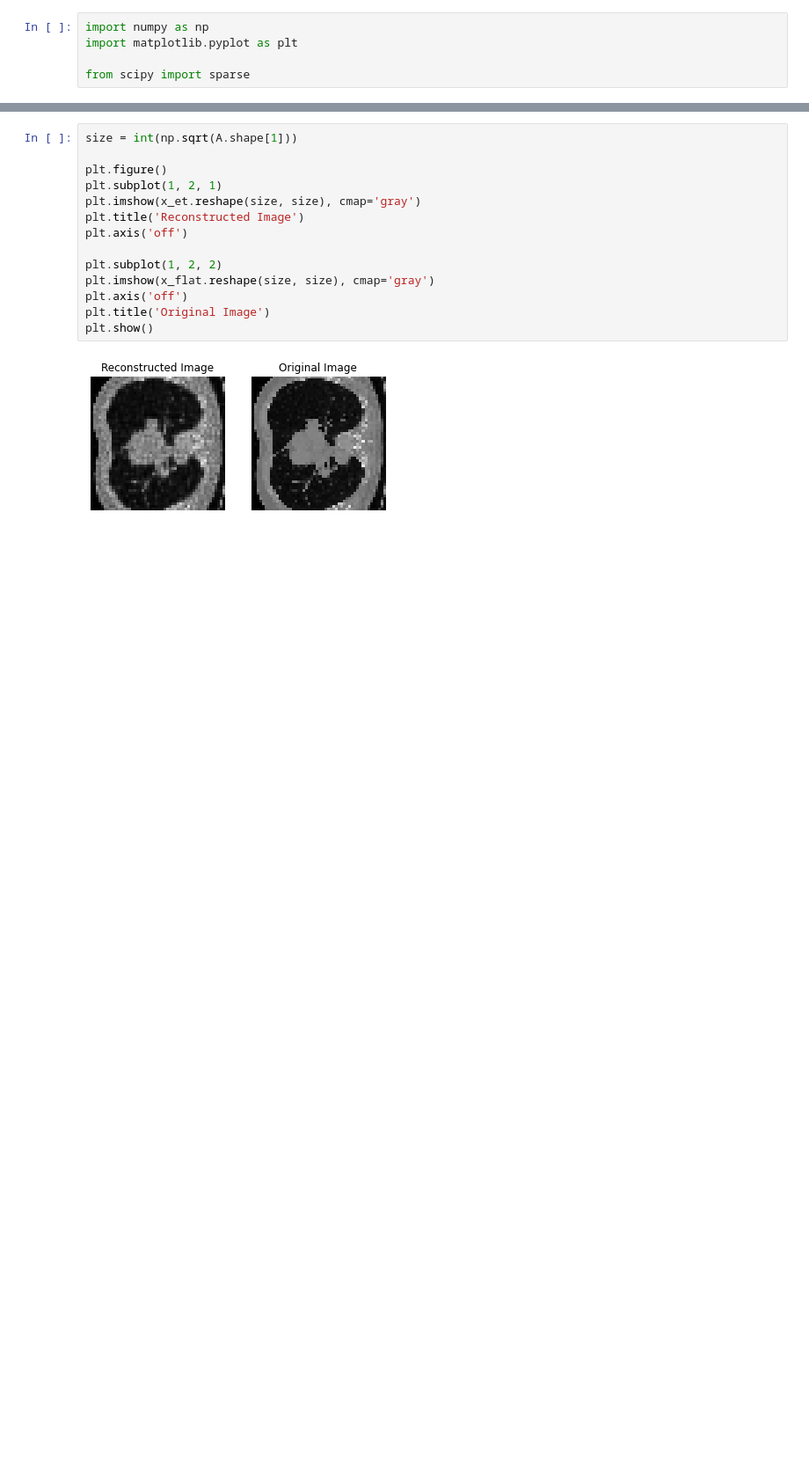
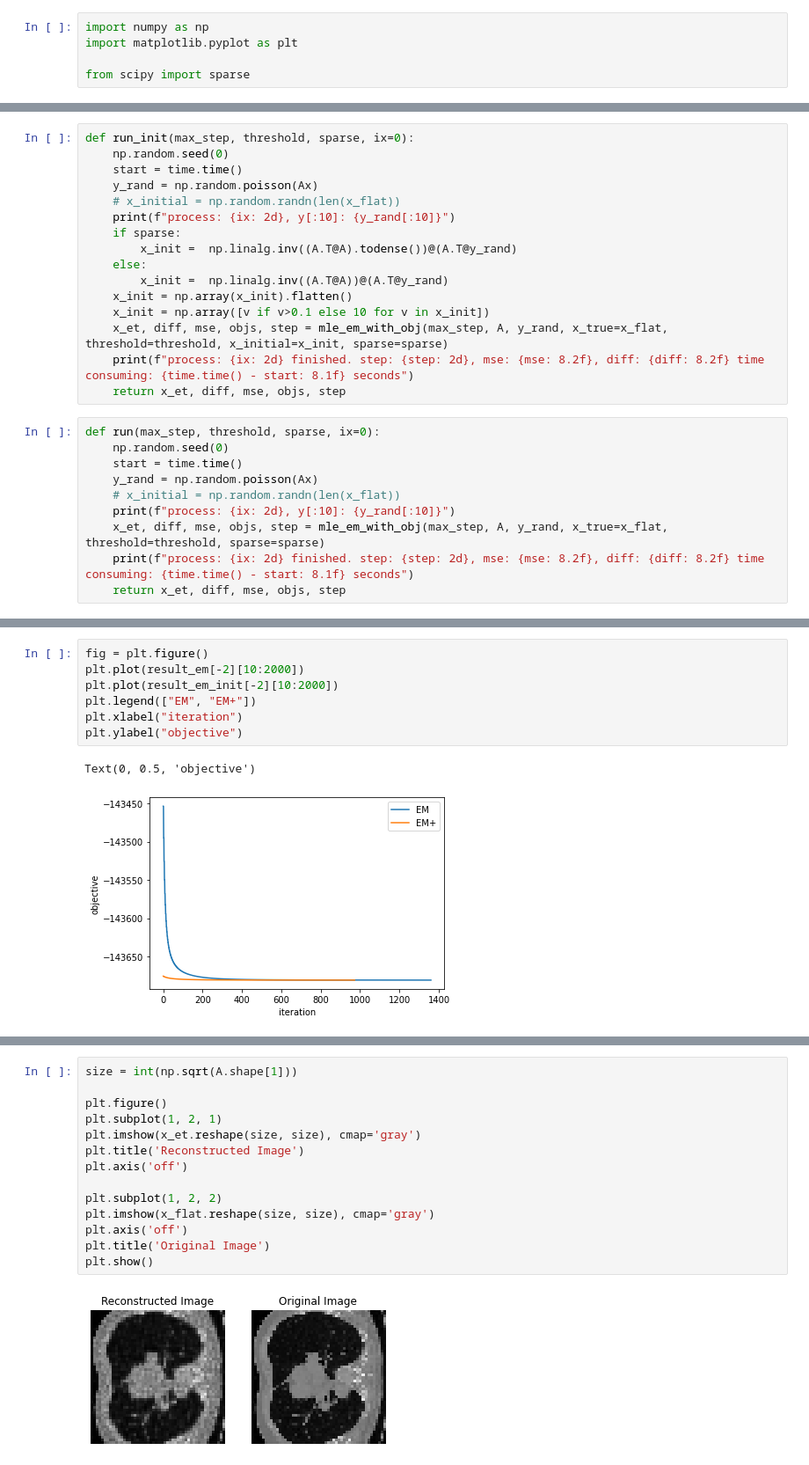
Before and after one commit to vbhavank/Computed-Tomography-Reconstruction, a Jupyter notebook: experiment.ipynb, the cells around one changed output, grey strips where cells are left out. Shown: that part at 88% size. Cells and saved outputs as stored; diff of their text form; blank space fills up the shorter version.

```diff
--- a/experiment.ipynb
+++ b/experiment.ipynb
@@ -7,0 +12,26 @@ from em import initialize, em, mle_em
+# %%
+def run_init(max_step, threshold, sparse, ix=0):
+    np.random.seed(0)
+    start = time.time()
+    y_rand = np.random.poisson(Ax)
+    # x_initial = np.random.randn(len(x_flat))
+    print(f"process: {ix: 2d}, y[:10]: {y_rand[:10]}")
+    if sparse:
+        x_init =  np.linalg.inv((A.T@A).todense())@(A.T@y_rand)
+    else:
+        x_init =  np.linalg.inv((A.T@A))@(A.T@y_rand)
+    x_init = np.array(x_init).flatten()
+    x_init = np.array([v if v>0.1 else 10 for v in x_init])
+    x_et, diff, mse, objs, step = mle_em_with_obj(max_step, A, y_rand, x_true=x_flat, threshold=threshold, x_initial=x_init, sparse=sparse)
+    print(f"process: {ix: 2d} finished. step: {step: 2d}, mse: {mse: 8.2f}, diff: {diff: 8.2f} time consuming: {time.time() - start: 8.1f} seconds")
+    return x_et, diff, mse, objs, step
+# %%
+def run(max_step, threshold, sparse, ix=0):
+    np.random.seed(0)
+    start = time.time()
+    y_rand = np.random.poisson(Ax)
+    # x_initial = np.random.randn(len(x_flat))
+    print(f"process: {ix: 2d}, y[:10]: {y_rand[:10]}")
+    x_et, diff, mse, objs, step = mle_em_with_obj(max_step, A, y_rand, x_true=x_flat, threshold=threshold, sparse=sparse)
+    print(f"process: {ix: 2d} finished. step: {step: 2d}, mse: {mse: 8.2f}, diff: {diff: 8.2f} time consuming: {time.time() - start: 8.1f} seconds")
+    return x_et, diff, mse, objs, step
@@ -7,0 +196,10 @@ from em import initialize, em, mle_em
+# %%
+fig = plt.figure()
+plt.plot(result_em[-2][10:2000])
+plt.plot(result_em_init[-2][10:2000])
+plt.legend(["EM", "EM+"])
+plt.xlabel("iteration")
+plt.ylabel("objective")
+# %% [output]
+Text(0, 0.5, 'objective')
+[figure, added]
```
Also changed, not shown: parts of 27 cells of this notebook.
